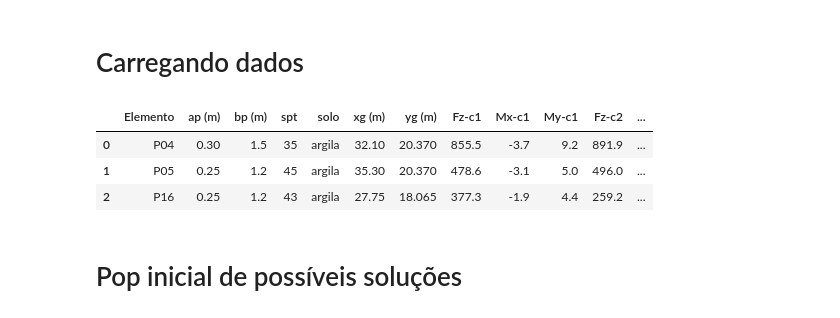
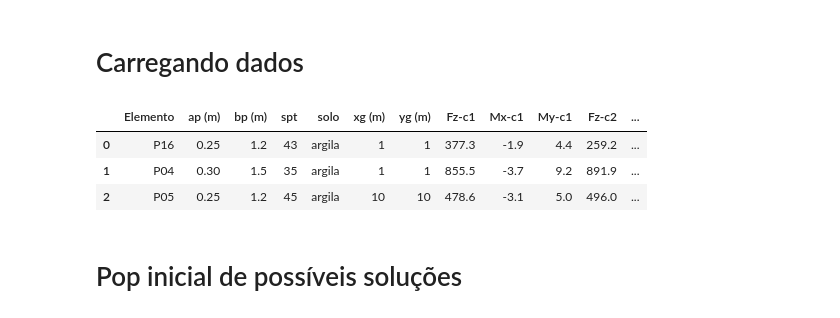
Before and after one commit to wmpjrufg/fundaai, a Jupyter notebook: testes_gpr_lucas.ipynb, the cells around one changed output. Drawn from its saved outputs; the diff is of its cells as text; code cells hidden in the pictures.

```diff
--- a/testes_gpr_lucas.ipynb
+++ b/testes_gpr_lucas.ipynb
@@ -20,19 +21,20 @@ from fundacao import *
 # %%
 # df = pd.read_excel(r"/home/wmpjrufg/Documents/fundaIA/assets/toy_problem.xlsx") # Prof. Wanderlei
 # df = pd.read_excel(r"C:\git-projetos\fundaIA\assets\toy_problem_copy.xlsx") # Prof. Wanderlei casa
 # df = pd.read_excel(r"C:\git-projetos\fundaIA\assets\toy_problem_copy_2.xlsx") # Prof. Wanderlei casa
 # df = pd.read_excel(r"C:\git-projetos\fundaIA\assets\toy_problem_copy_3.xlsx") # Prof. Wanderlei casa
-df = pd.read_excel(r"assets\el08.xlsx")
-df = pd.read_excel(r"assets\problema_brinquedo.xlsx")
+# df = pd.read_excel(r"assets\el08.xlsx")
+path = Path("assets/data/toy_problem_copy.xlsx")
+df = pd.read_excel(path)
 n_comb = 3
 f_ck = 25000
 cob_m = 0.04
 df
 # %% [output]
 |  | Elemento | ap (m) | bp (m) | spt | solo | xg (m) | yg (m) | Fz-c1 | Mx-c1 | My-c1 | Fz-c2 | ... |
-| 0 | P04 | 0.30 | 1.5 | 35 | argila | 32.10 | 20.370 | 855.5 | -3.7 | 9.2 | 891.9 | ... |
-| 1 | P05 | 0.25 | 1.2 | 45 | argila | 35.30 | 20.370 | 478.6 | -3.1 | 5.0 | 496.0 | ... |
-| 2 | P16 | 0.25 | 1.2 | 43 | argila | 27.75 | 18.065 | 377.3 | -1.9 | 4.4 | 259.2 | ... |
+| 0 | P16 | 0.25 | 1.2 | 43 | argila | 1 | 1 | 377.3 | -1.9 | 4.4 | 259.2 | ... |
+| 1 | P04 | 0.30 | 1.5 | 35 | argila | 1 | 1 | 855.5 | -3.7 | 9.2 | 891.9 | ... |
+| 2 | P05 | 0.25 | 1.2 | 45 | argila | 10 | 10 | 478.6 | -3.1 | 5.0 | 496.0 | ... |
 # %% [markdown]
 # Pop inicial de possíveis soluções
 # %%
```
Also changed, not shown: parts of 1 cell of this notebook, 2 other files.
